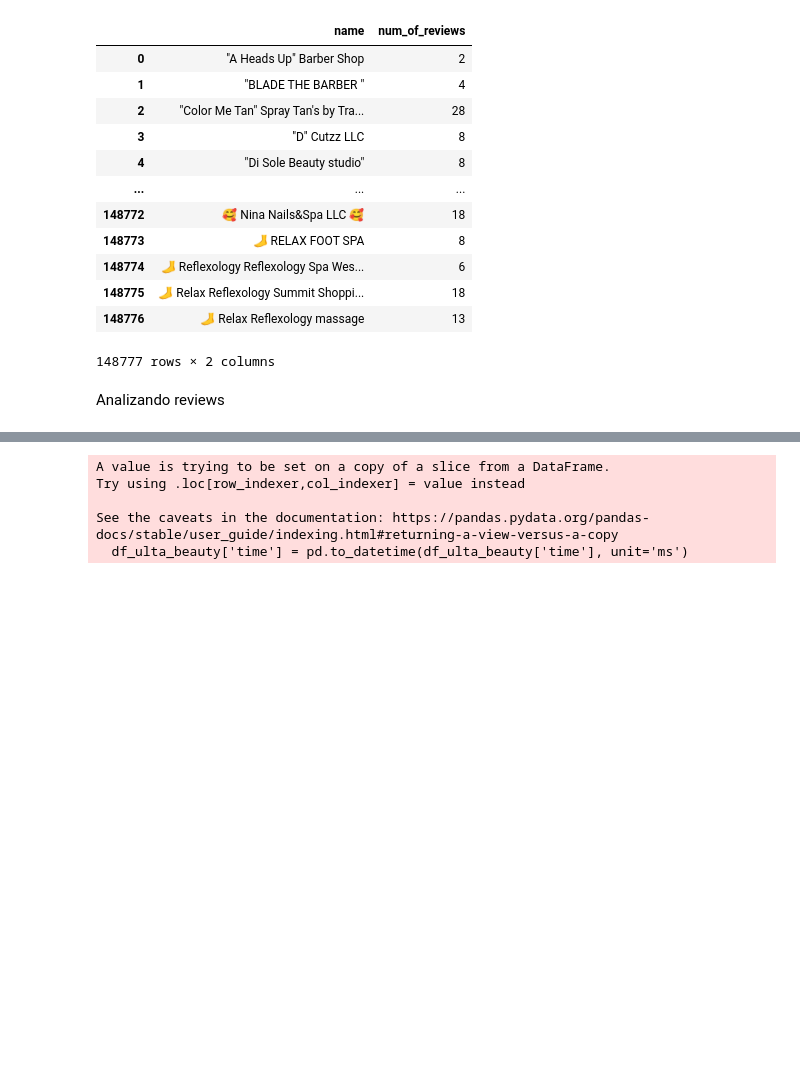
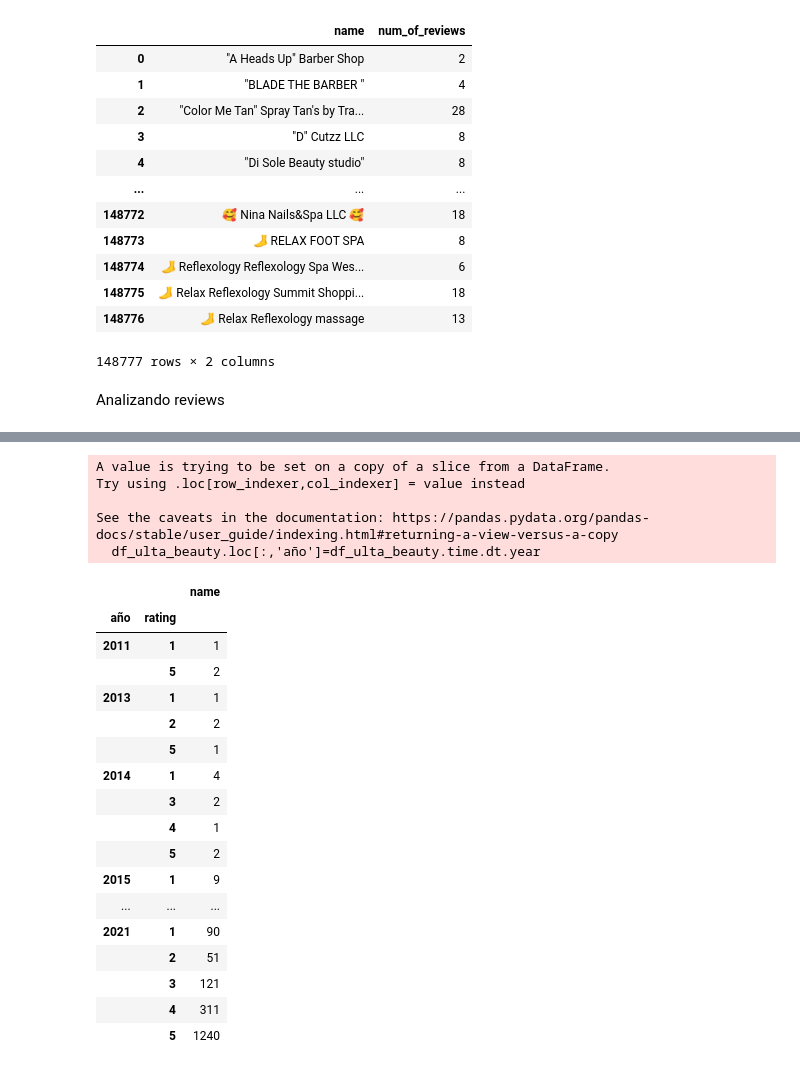
Before and after one commit to JohannaRangel/FinalProject_YelpGoogleMaps, a Jupyter notebook: notebooks/ETL_google.ipynb, the cells around one changed output, grey strips where cells are left out. Saved outputs shown, nothing was run; the diff lists cells and outputs as text; code cells hidden in the pictures; blank space fills up the shorter version.

Commit message:
data fix + G_stars_count_utlabeauty

```diff
--- a/notebooks/ETL_google.ipynb
+++ b/notebooks/ETL_google.ipynb
@@ -167 +179,12 @@ df_ulta_beauty['time'] = pd.to_datetime(df_ulta_beauty['time'], unit='ms')
+# %%
+#Se extrae el año
+df_ulta_beauty.loc[:,'año']=df_ulta_beauty.time.dt.year
+#Se cuenta por año y rating
+dfreviews_ultra_beauty_conteo=df_ulta_beauty[['año','rating', 'name']].groupby(['año','rating']).count()
+# %% [output]
+A value is trying to be set on a copy of a slice from a DataFrame.
+Try using .loc[row_indexer,col_indexer] = value instead
+
+See the caveats in the documentation: https://pandas.pydata.org/pandas-docs/stable/user_guide/indexing.html#returning-a-view-versus-a-copy
+  df_ulta_beauty.loc[:,'año']=df_ulta_beauty.time.dt.year
 # %%
@@ -169,11 +191,0 @@ df_ulta_beauty.to_csv('../datasets/csv/reviews_ulta_beauty.csv', index=False)
-# %%
-from datetime import datetime
-
-# Valores proporcionados
-df_ulta_beauty['time'] = pd.to_datetime(df_ulta_beauty['time'], unit='ms')
-# %% [output]
-A value is trying to be set on a copy of a slice from a DataFrame.
-Try using .loc[row_indexer,col_indexer] = value instead
-
-See the caveats in the documentation: https://pandas.pydata.org/pandas-docs/stable/user_guide/indexing.html#returning-a-view-versus-a-copy
-  df_ulta_beauty['time'] = pd.to_datetime(df_ulta_beauty['time'], unit='ms')
@@ -179,0 +195,21 @@ See the caveats in the documentation: https://pandas.pydata.org/pandas-docs/stab
+# %%
+dfreviews_ultra_beauty_conteo
+# %% [output]
+|  |  | name |
+| año | rating |  |
+| 2011 | 1 | 1 |
+|  | 5 | 2 |
+| 2013 | 1 | 1 |
+|  | 2 | 2 |
+|  | 5 | 1 |
+| 2014 | 1 | 4 |
+|  | 3 | 2 |
+|  | 4 | 1 |
+|  | 5 | 2 |
+| 2015 | 1 | 9 |
+| ... | ... | ... |
+| 2021 | 1 | 90 |
+|  | 2 | 51 |
+|  | 3 | 121 |
+|  | 4 | 311 |
+|  | 5 | 1240 |
```
Also changed, not shown: parts of 4 cells of this notebook, 1 other file.
